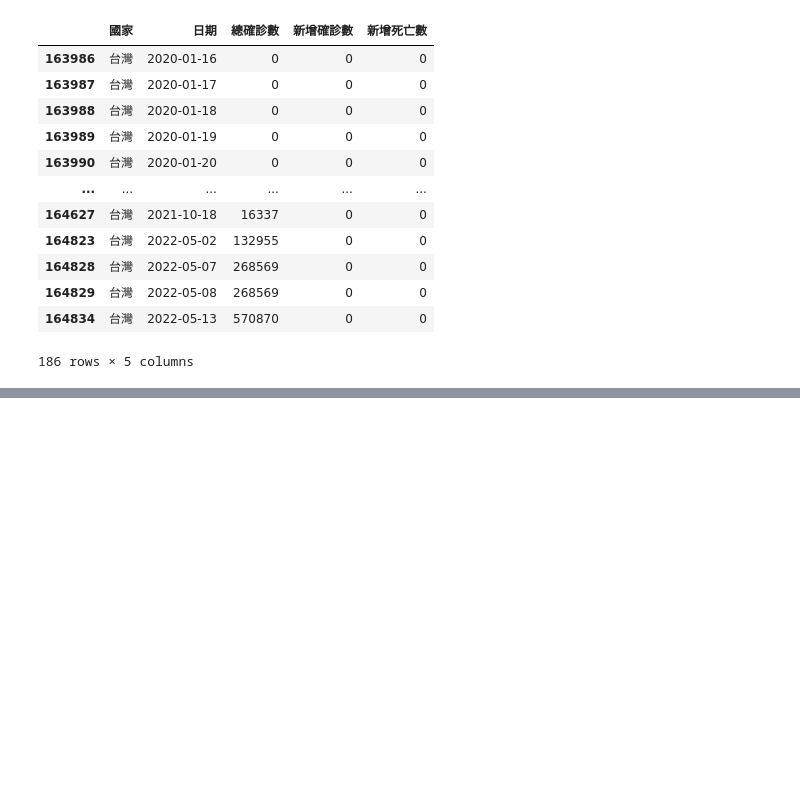
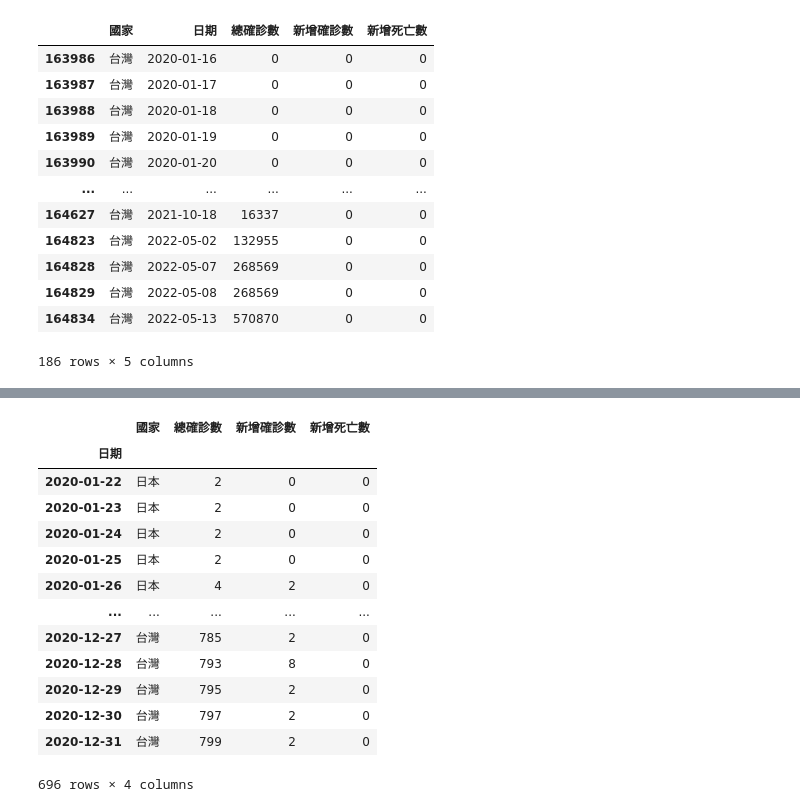
Before and after one commit to tsochen/2024-2-22, a Jupyter notebook: lesson17/lesson17_1.ipynb, the cells around one changed output, grey strips where cells are left out. Drawn from its saved outputs; the diff is of its cells as text; code cells hidden in the pictures; blank space fills up the shorter version.

```diff
--- a/lesson17/lesson17_1.ipynb
+++ b/lesson17/lesson17_1.ipynb
@@ -74,0 +188,17 @@ taiwan_zero.to_excel('台灣新增確診數0.xlsx')
+# %%
+df4.loc['2020']
+# %% [output]
+|  | 國家 | 總確診數 | 新增確診數 | 新增死亡數 |
+| 日期 |  |  |  |  |
+| 2020-01-22 | 日本 | 2 | 0 | 0 |
+| 2020-01-23 | 日本 | 2 | 0 | 0 |
+| 2020-01-24 | 日本 | 2 | 0 | 0 |
+| 2020-01-25 | 日本 | 2 | 0 | 0 |
+| 2020-01-26 | 日本 | 4 | 2 | 0 |
+| ... | ... | ... | ... | ... |
+| 2020-12-27 | 台灣 | 785 | 2 | 0 |
+| 2020-12-28 | 台灣 | 793 | 8 | 0 |
+| 2020-12-29 | 台灣 | 795 | 2 | 0 |
+| 2020-12-30 | 台灣 | 797 | 2 | 0 |
+| 2020-12-31 | 台灣 | 799 | 2 | 0 |
+696 rows × 4 columns
```
Also changed, not shown: parts of 7 cells of this notebook, 3 other files.
